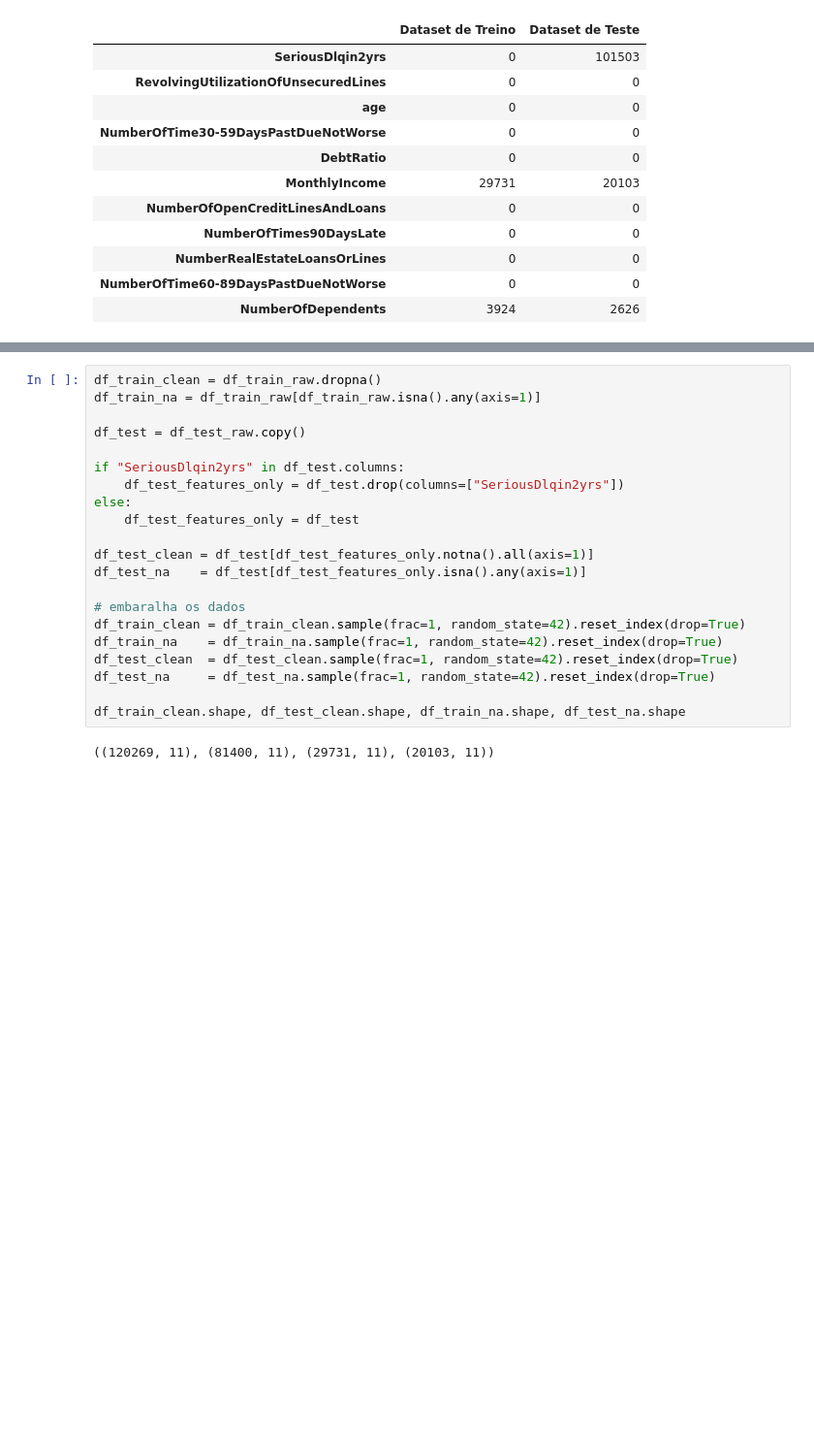
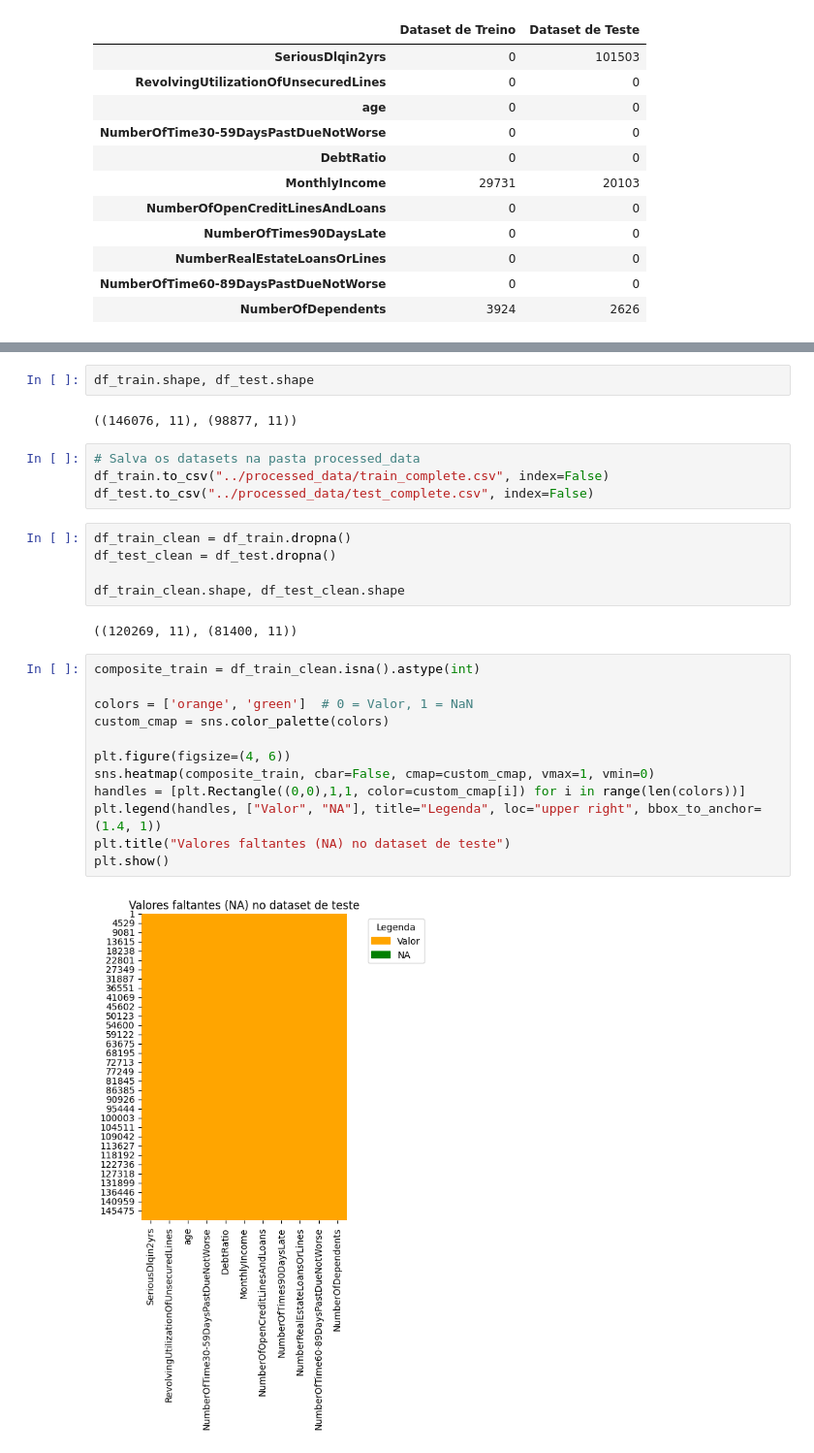
Before and after one commit to al-pedro-santos/ML1_AV2_FinalProject, a Jupyter notebook: GiveMeSomeCredit/ml_project.ipynb, the cells around one changed output, grey strips where cells are left out. Shown at 97% size. Cells and saved outputs as stored; diff of their text form; blank space fills up the shorter version.

```diff
--- a/GiveMeSomeCredit/ml_project.ipynb
+++ b/GiveMeSomeCredit/ml_project.ipynb
@@ -160,23 +277,29 @@ Como forma de planejamento e organização, vamos dividir cada dataset em dois,
+# %%
+df_train.shape, df_test.shape
+# %% [output]
+((146076, 11), (98877, 11))
+# %%
+# Salva os datasets na pasta processed_data
+df_train.to_csv("../processed_data/train_complete.csv", index=False)
+df_test.to_csv("../processed_data/test_complete.csv", index=False)
 # %%
-df_train_clean = df_train_raw.dropna()
-df_train_na = df_train_raw[df_train_raw.isna().any(axis=1)]
+df_train_clean = df_train.dropna()
+df_test_clean = df_test.dropna()
 
-df_test = df_test_raw.copy()
-
-if "SeriousDlqin2yrs" in df_test.columns:
-    df_test_features_only = df_test.drop(columns=["SeriousDlqin2yrs"])
-else:
-    df_test_features_only = df_test
-
-df_test_clean = df_test[df_test_features_only.notna().all(axis=1)]
-df_test_na    = df_test[df_test_features_only.isna().any(axis=1)]
-
-# embaralha os dados
-df_train_clean = df_train_clean.sample(frac=1, random_state=42).reset_index(drop=True)
-df_train_na    = df_train_na.sample(frac=1, random_state=42).reset_index(drop=True)
-df_test_clean  = df_test_clean.sample(frac=1, random_state=42).reset_index(drop=True)
-df_test_na     = df_test_na.sample(frac=1, random_state=42).reset_index(drop=True)
-
-df_train_clean.shape, df_test_clean.shape, df_train_na.shape, df_test_na.shape
+df_train_clean.shape, df_test_clean.shape
 # %% [output]
-((120269, 11), (81400, 11), (29731, 11), (20103, 11))
+((120269, 11), (81400, 11))
+# %%
+composite_train = df_train_clean.isna().astype(int)
+
+colors = ['orange', 'green']  # 0 = Valor, 1 = NaN
+custom_cmap = sns.color_palette(colors)
+
+plt.figure(figsize=(4, 6))
+sns.heatmap(composite_train, cbar=False, cmap=custom_cmap, vmax=1, vmin=0)
+handles = [plt.Rectangle((0,0),1,1, color=custom_cmap[i]) for i in range(len(colors))]
+plt.legend(handles, ["Valor", "NA"], title="Legenda", loc="upper right", bbox_to_anchor=(1.4, 1))
+plt.title("Valores faltantes (NA) no dataset de teste")
+plt.show()
+# %% [output]
+[figure, added]
```
Also changed, not shown: parts of 17 cells of this notebook, 10 other files.
